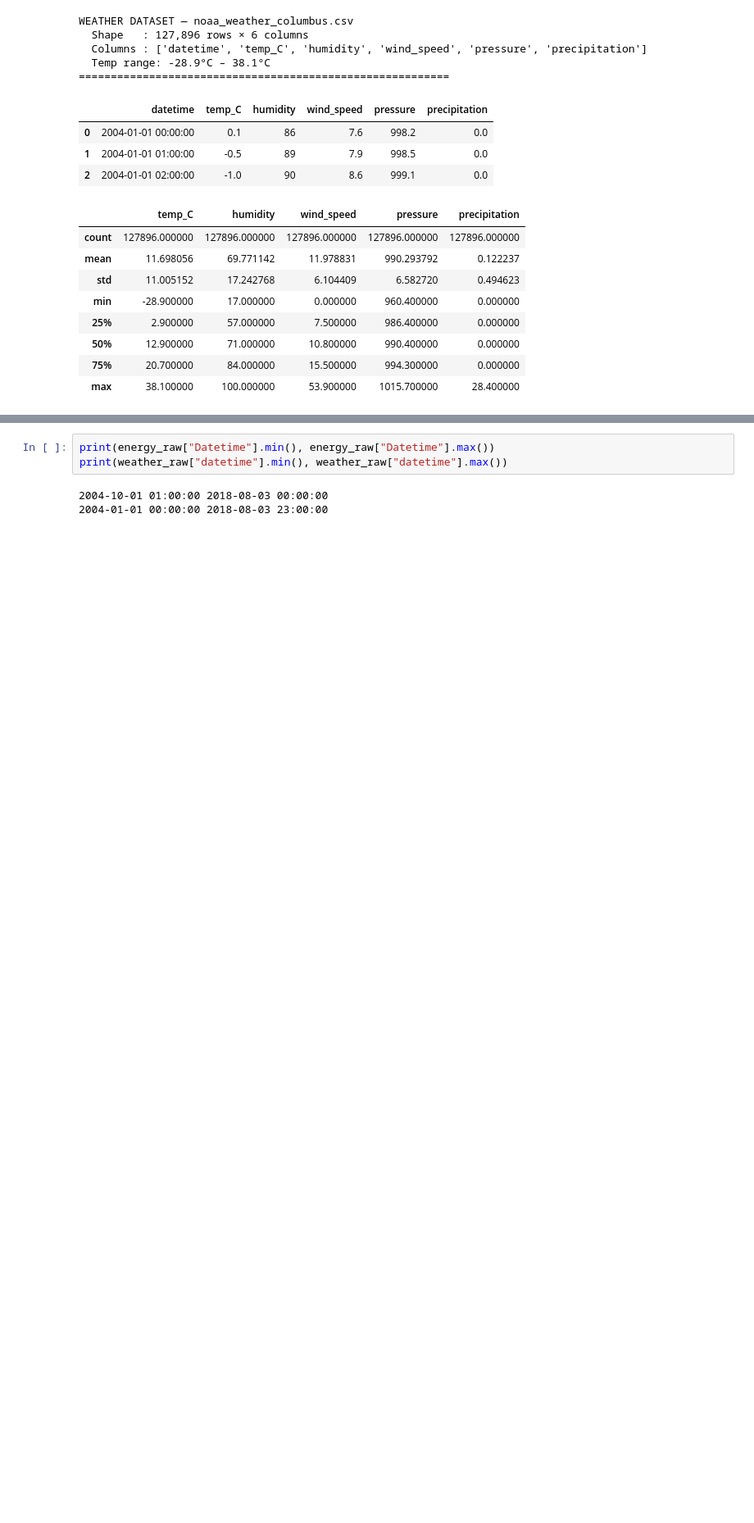
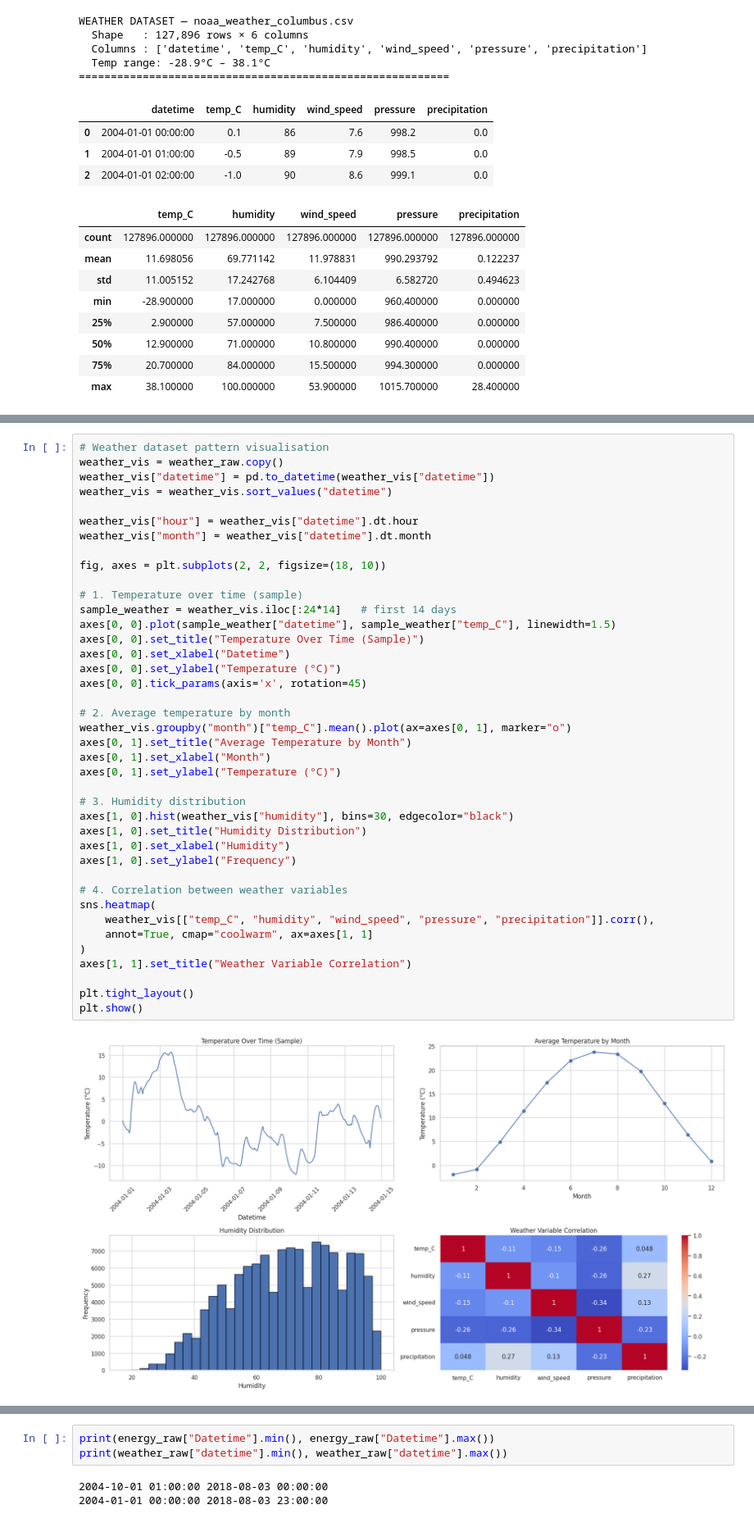
Before and after one commit to abdullah2709/EAAI_Project_2, a Jupyter notebook: project_artefact.ipynb, the cells around one changed output, grey strips where cells are left out. Shown at 82% size. Cells and saved outputs as stored; diff of their text form; blank space fills up the shorter version.

```diff
--- a/project_artefact.ipynb
+++ b/project_artefact.ipynb
@@ -243,0 +295,42 @@ WEATHER DATASET — noaa_weather_columbus.csv
+# %%
+# Weather dataset pattern visualisation
+weather_vis = weather_raw.copy()
+weather_vis["datetime"] = pd.to_datetime(weather_vis["datetime"])
+weather_vis = weather_vis.sort_values("datetime")
+
+weather_vis["hour"] = weather_vis["datetime"].dt.hour
+weather_vis["month"] = weather_vis["datetime"].dt.month
+
+fig, axes = plt.subplots(2, 2, figsize=(18, 10))
+
+# 1. Temperature over time (sample)
+sample_weather = weather_vis.iloc[:24*14]   # first 14 days
+axes[0, 0].plot(sample_weather["datetime"], sample_weather["temp_C"], linewidth=1.5)
+axes[0, 0].set_title("Temperature Over Time (Sample)")
+axes[0, 0].set_xlabel("Datetime")
+axes[0, 0].set_ylabel("Temperature (°C)")
+axes[0, 0].tick_params(axis='x', rotation=45)
+
+# 2. Average temperature by month
+weather_vis.groupby("month")["temp_C"].mean().plot(ax=axes[0, 1], marker="o")
+axes[0, 1].set_title("Average Temperature by Month")
+axes[0, 1].set_xlabel("Month")
+axes[0, 1].set_ylabel("Temperature (°C)")
+
+# 3. Humidity distribution
+axes[1, 0].hist(weather_vis["humidity"], bins=30, edgecolor="black")
+axes[1, 0].set_title("Humidity Distribution")
+axes[1, 0].set_xlabel("Humidity")
+axes[1, 0].set_ylabel("Frequency")
+
+# 4. Correlation between weather variables
+sns.heatmap(
+    weather_vis[["temp_C", "humidity", "wind_speed", "pressure", "precipitation"]].corr(),
+    annot=True, cmap="coolwarm", ax=axes[1, 1]
+)
+axes[1, 1].set_title("Weather Variable Correlation")
+
+plt.tight_layout()
+plt.show()
+# %% [output]
+[figure, added]
```
Also changed, not shown: parts of 17 cells of this notebook.
